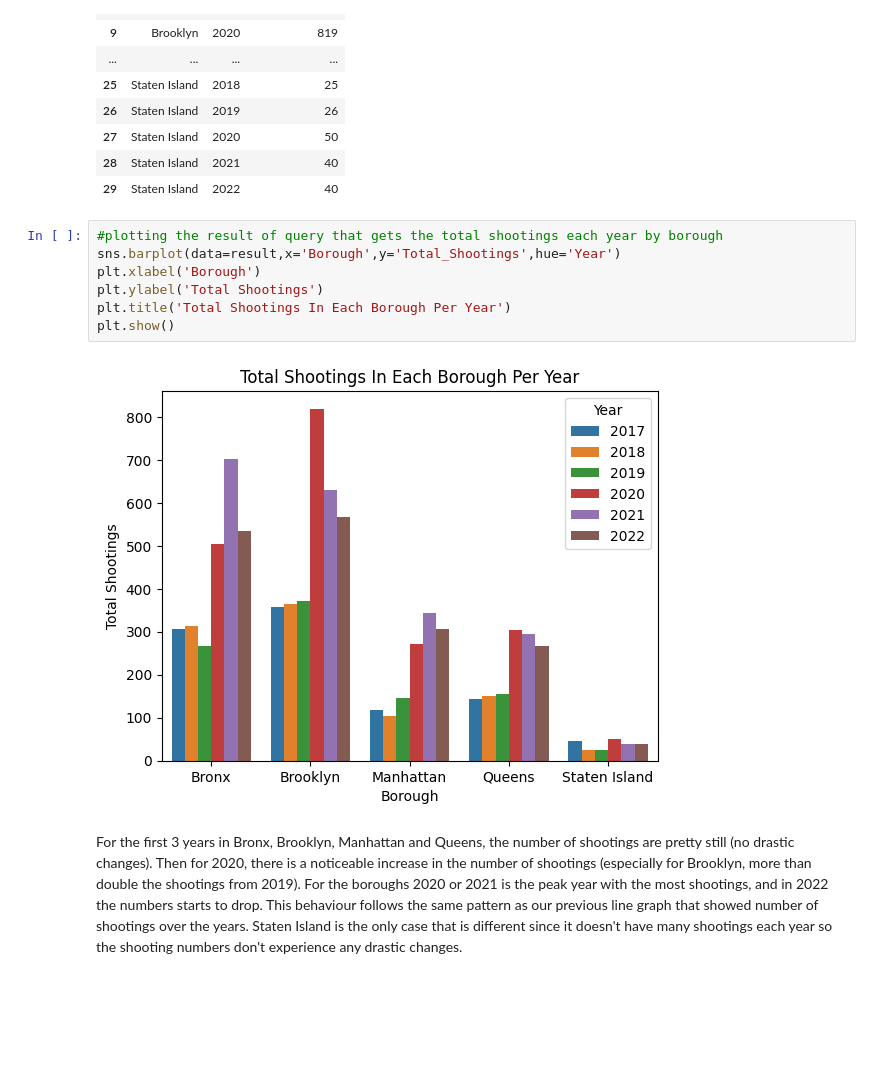
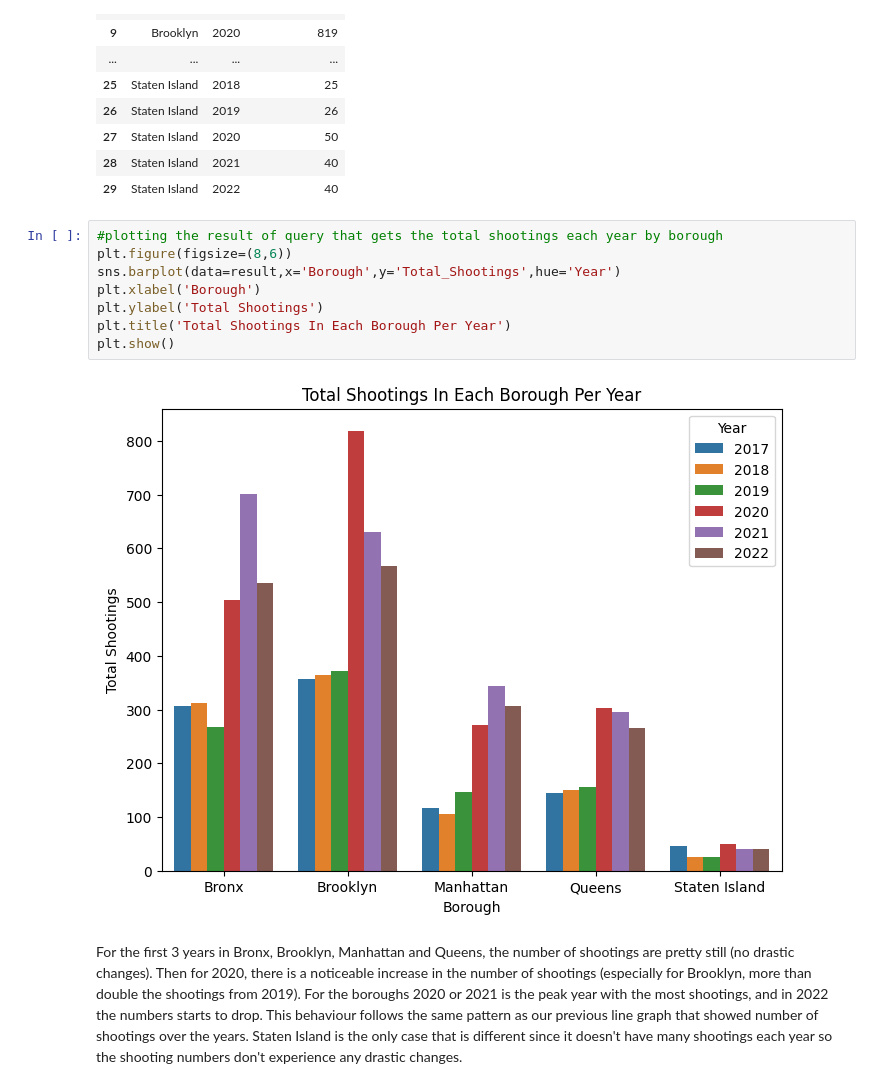
Before and after one commit to andyLiSyr/nycShootingsAnalysis, a Jupyter notebook: Analysis/NYC_Shootings_Analysis.ipynb, the cells around one changed output. Cells and saved outputs as stored; diff of their text form; blank space fills up the shorter version.

```diff
--- a/Analysis/NYC_Shootings_Analysis.ipynb
+++ b/Analysis/NYC_Shootings_Analysis.ipynb
@@ -221,13 +221,14 @@ result
 | 29 | Staten Island | 2022 | 40 |
 # %%
 #plotting the result of query that gets the total shootings each year by borough
+plt.figure(figsize=(8,6))
 sns.barplot(data=result,x='Borough',y='Total_Shootings',hue='Year')
 plt.xlabel('Borough')
 plt.ylabel('Total Shootings')
 plt.title('Total Shootings In Each Borough Per Year')
 plt.show()
 # %% [output]
-[figure, old version]
+[figure, new version]
 # %% [markdown]
 For the first 3 years in Bronx, Brooklyn, Manhattan and Queens, the number of shootings are pretty still (no drastic changes). Then for 2020, there is a noticeable increase in the number of shootings (especially for Brooklyn, more than double the shootings from 2019). For the boroughs 2020 or 2021 is the peak year with the most shootings, and in 2022 the numbers starts to drop. This behaviour follows the same pattern as our previous line graph that showed number of shootings over the years. Staten Island is the only case that is different since it doesn't have many shootings each year so the shooting numbers don't experience any drastic changes.
 # %% [markdown]
```
Also changed, not shown: parts of 10 cells of this notebook, 12 other files.
